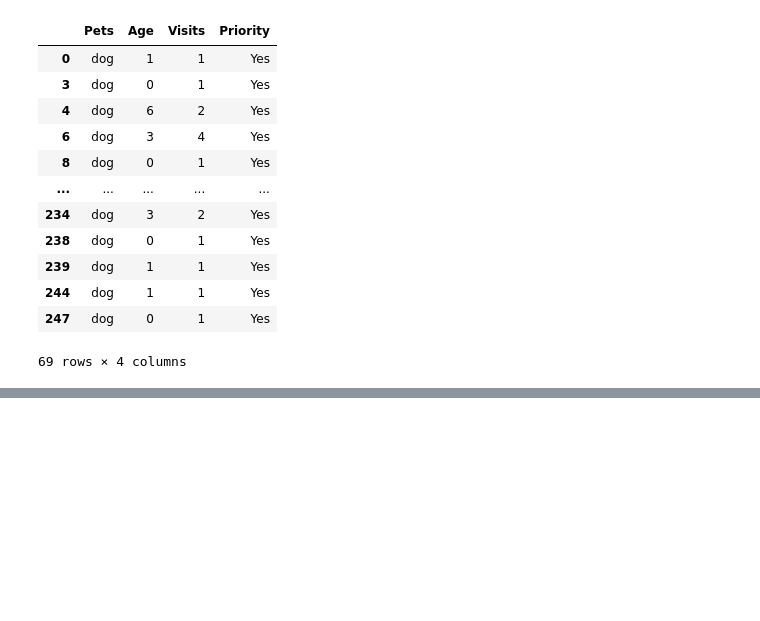
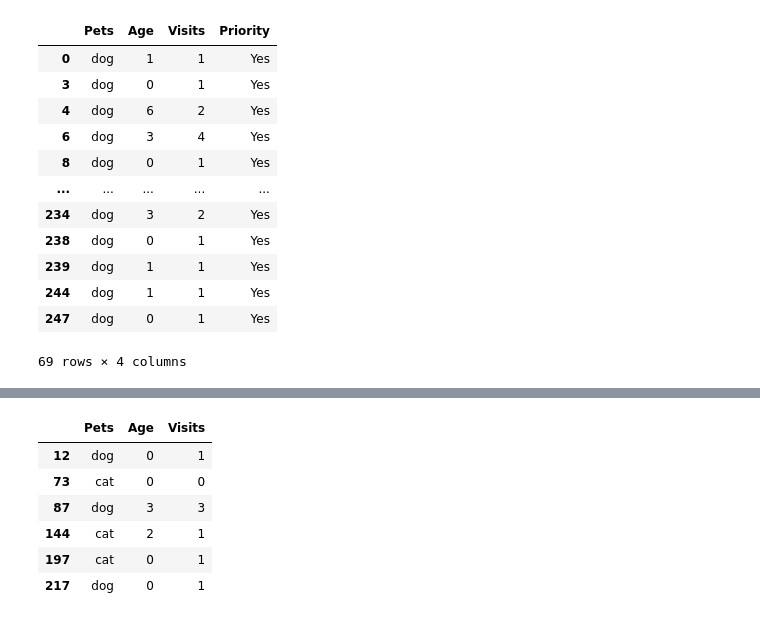
Before and after one commit to CodeBlue0001/data-analysis-Training, a Jupyter notebook: numpy.ipynb, the cells around one changed output, grey strips where cells are left out. Cells and saved outputs as stored; diff of their text form; code cells hidden in the pictures; blank space fills up the shorter version.

```diff
--- a/numpy.ipynb
+++ b/numpy.ipynb
@@ -180,0 +196,11 @@ priority_dog
+# %%
+rows=[x-1 for x in [13,74,88,145,198,218]]
+Dataset.loc[Dataset.index[rows],["Pets","Age","Visits"]]
+# %% [output]
+|  | Pets | Age | Visits |
+| 12 | dog | 0 | 1 |
+| 73 | cat | 0 | 0 |
+| 87 | dog | 3 | 3 |
+| 144 | cat | 2 | 1 |
+| 197 | cat | 0 | 1 |
+| 217 | dog | 0 | 1 |
```
Also changed, not shown: parts of 6 cells of this notebook.
